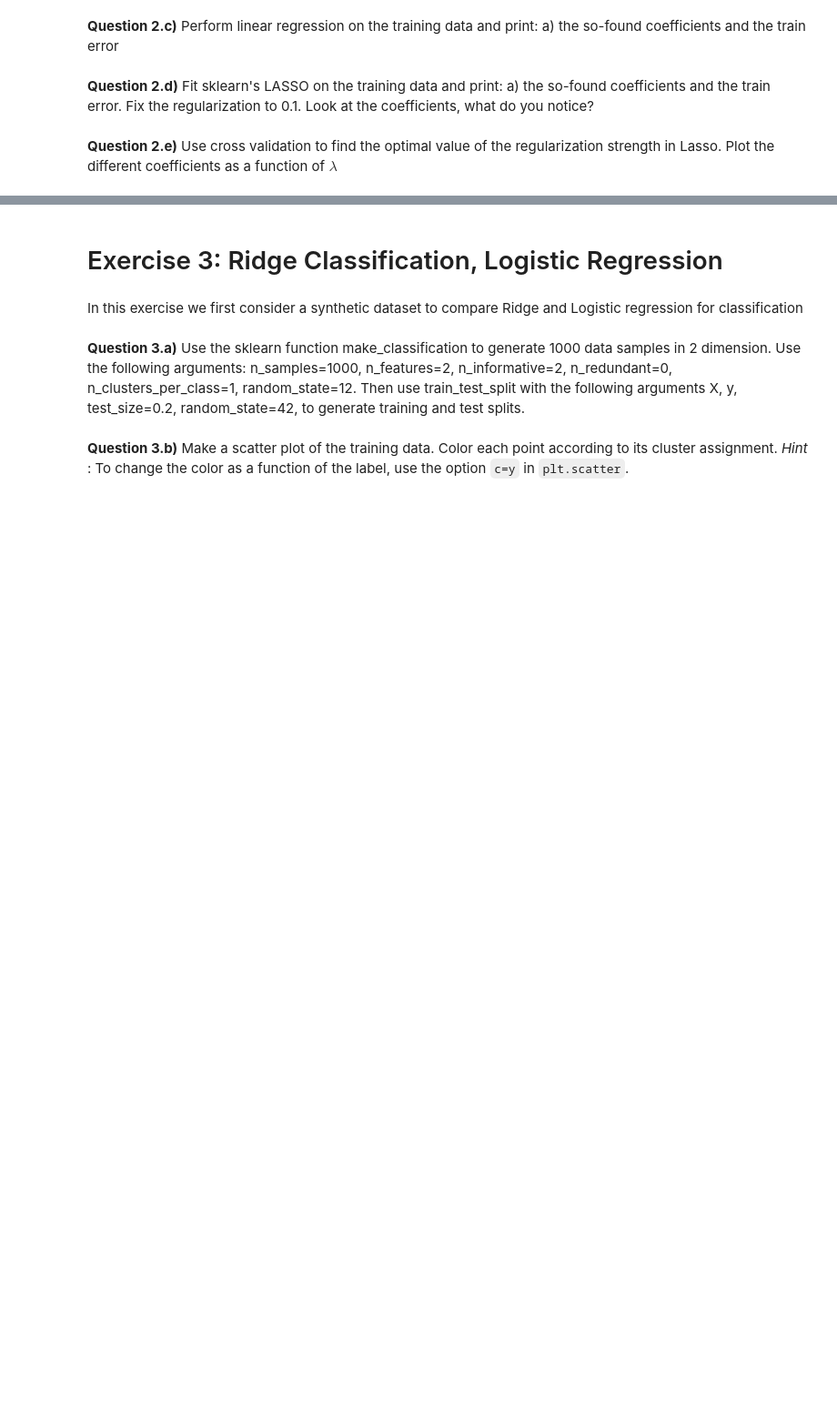
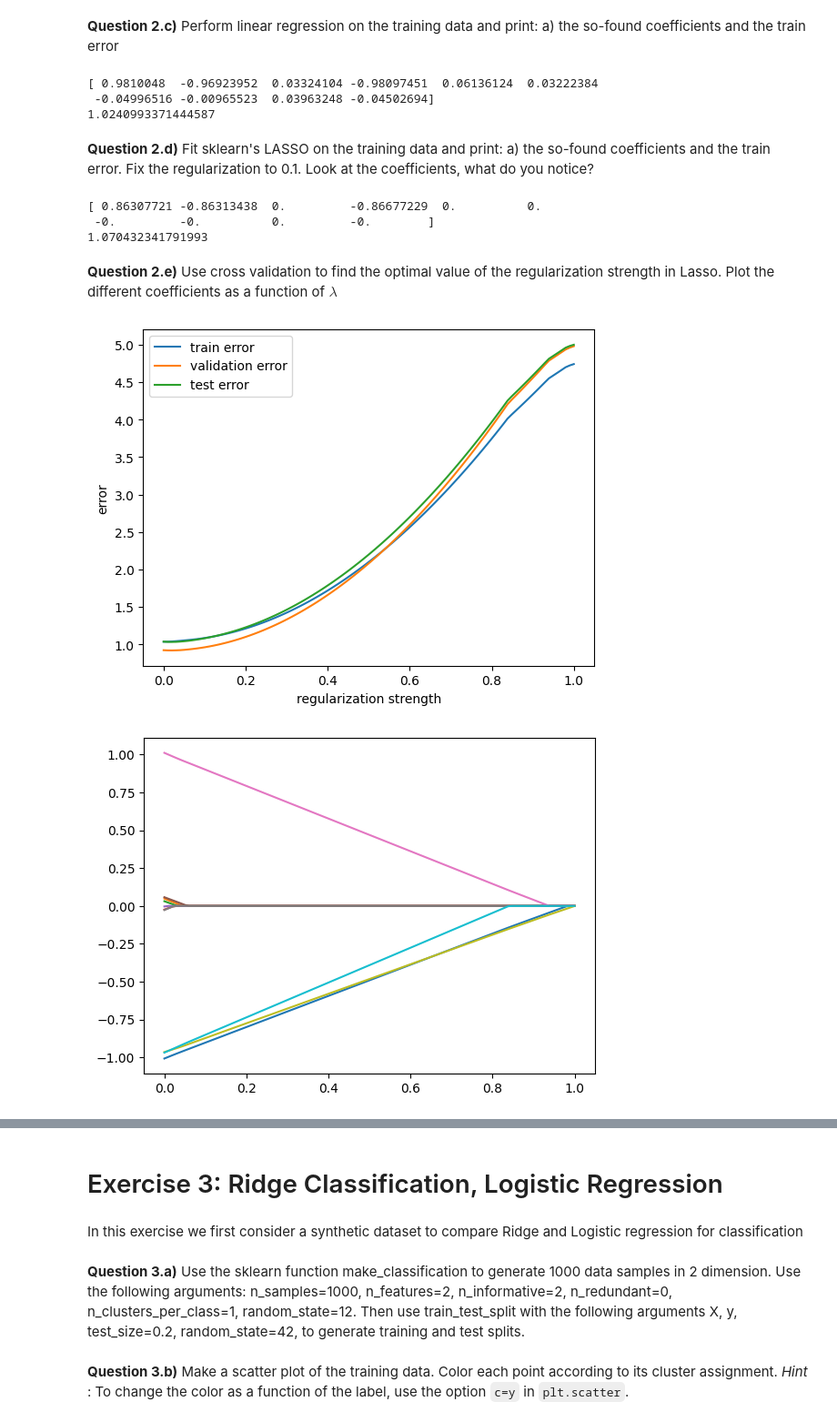
Before and after one commit to davidomanovic/Machine-Learning, a Jupyter notebook: Logistic Regression LASSO/exercise_4 (1).ipynb, the cells around one changed output, grey strips where cells are left out. Shown: that part at 91% size. Drawn from its saved outputs; the diff is of its cells as text; code cells hidden in the pictures; blank space fills up the shorter version.

```diff
--- a/Logistic Regression LASSO/exercise_4 (1).ipynb
+++ b/Logistic Regression LASSO/exercise_4 (1).ipynb
@@ -105,8 +97,14 @@ plt.plot(iterations, cosine(w_t,w_star))
 # Exercise 2: LASSO
 # %% [markdown]
 **Question 2.a)** Generate a $n\times{d}$ matrix with entries drawn from a Gaussian with zero mean and unit variance. Choose $n=300$ and $d=10$.
+# %%
+rng = np.random.RandomState(42)
+n = 300
+d = 10
+X_train = rng.randn(n, d)
 # %% [markdown]
 **Question 2.b)** Given the vector $w_{opt}$ provided below, print it and use it to generate the training and testing labels. Corrupt the labels with zero-mean unit-variance Gaussian noise
 # %%
-d=10
-w_opt = np.random.choice([0,1,-1], d ,p=[0.7,0.15,0.15])
+w_opt = rng.choice([0,1,-1],d,p=[0.7,0.15,0.15])
+print(w_opt)
+y_train = X_train@w_opt+ 1*rng.randn(n)
@@ -113,6 +113,67 @@ w_opt = np.random.choice([0,1,-1], d ,p=[0.7,0.15,0.15])
 # %% [markdown]
 **Question 2.c)** Perform linear regression on the training data and print: a) the so-found coefficients and the train error
+# %%
+linear_regression = LinearRegression(fit_intercept=False)
+l_r = linear_regression.fit(X_train,y_train)
+print(l_r.coef_)
+print(np.mean((l_r.predict(X_train)-y_train)**2))
+# %% [output]
+[ 0.9810048  -0.96923952  0.03324104 -0.98097451  0.06136124  0.03222384
+ -0.04996516 -0.00965523  0.03963248 -0.04502694]
+1.0240993371444587
 # %% [markdown]
 **Question 2.d)** Fit sklearn's LASSO on the training data and print: a) the so-found coefficients and the train error. Fix the regularization to 0.1. Look at the coefficients, what do you notice?
+# %%
+lasso = Lasso(fit_intercept=False,alpha=0.1)
+l_r = lasso.fit(X_train,y_train)
+print(l_r.coef_)
+print(np.mean((l_r.predict(X_train)-y_train)**2))
+# %% [output]
+[ 0.86307721 -0.86313438  0.         -0.86677229  0.          0.
+ -0.         -0.          0.         -0.        ]
+1.070432341791993
 # %% [markdown]
 **Question 2.e)** Use cross validation to find the optimal value of the regularization strength in Lasso. Plot the different coefficients as a function of $\lambda$
+# %%
+rng = np.random.RandomState(10)
+n = 1000
+d = 10
+X_train = rng.randn(n, d)
+X_val = rng.randn(n, d)
+X_test = rng.randn(n, d)
+
+w_opt = rng.choice([0,1,-1],d,p=[0.7,0.15,0.15])
+#print(w_opt)
+y_train = X_train @ w_opt + rng.randn(n)
+y_val = X_val @ w_opt + rng.randn(n)
+y_test = X_test @   w_opt + rng.randn(n)
+
+lambdas = np.linspace(0, 1.0, 100)
+train_errors=[]
+val_errors=[]
+test_errors=[]
+ws = []
+
+for l in lambdas:
+    lasso = Lasso(fit_intercept=False,alpha=l)
+    l_r = lasso.fit(X_train,y_train)
+    ws.append(l_r.coef_)
+    train_errors.append(np.mean((l_r.predict(X_train)-y_train)**2))
+    val_errors.append(np.mean((l_r.predict(X_val)-y_val)**2))
+    test_errors.append(np.mean((l_r.predict(X_test)-y_test)**2))
+
+plt.plot(lambdas,train_errors, label='train error')
+plt.plot(lambdas,val_errors, label='validation error')
+plt.plot(lambdas,test_errors, label='test error')
+plt.xlabel('regularization strength')
+plt.ylabel('error')
+plt.legend()
+plt.show()
+
+# plot the coefficients
+
+plt.plot(lambdas, ws)
+plt.show()
+# %% [output]
+[figure, added]
+[figure, added]
```
Also changed, not shown: parts of 37 cells of this notebook.
